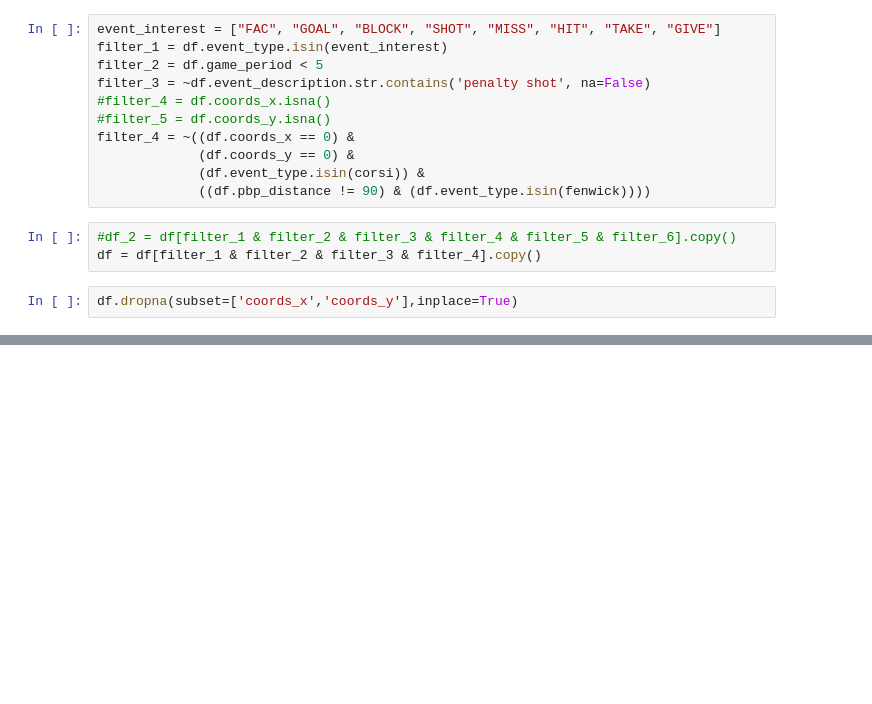
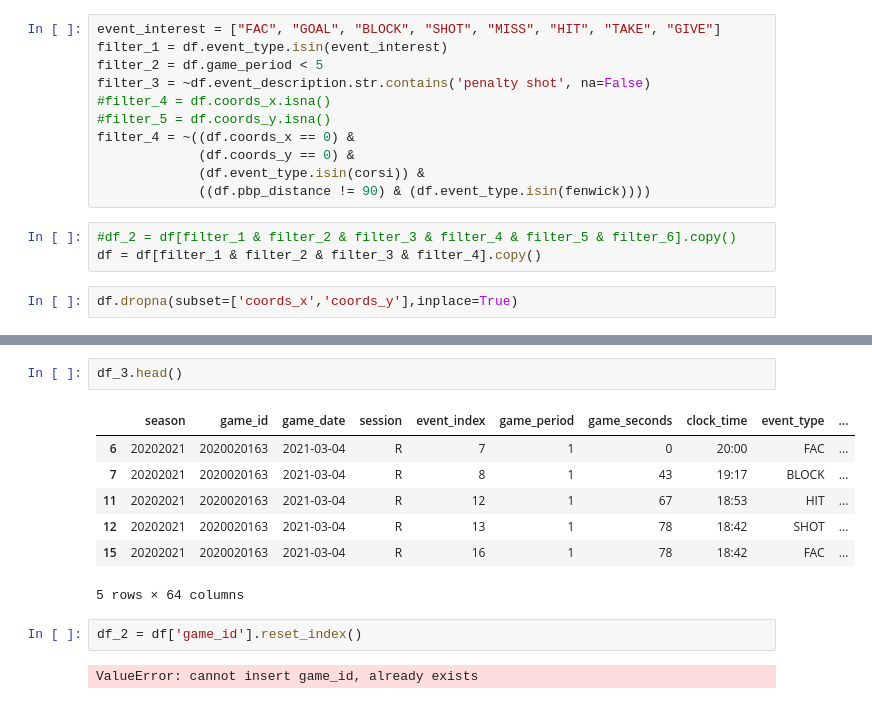
Before and after one commit to wonderbug2020/Shot_quality_stats, a Jupyter notebook: EV_followalong.ipynb, the cells around one changed output, grey strips where cells are left out. Saved outputs shown, nothing was run; the diff lists cells and outputs as text; blank space fills up the shorter version.

```diff
--- a/EV_followalong.ipynb
+++ b/EV_followalong.ipynb
@@ -127,0 +151,14 @@ df.head()
+# %%
+df_3.head()
+# %% [output]
+|  | season | game_id | game_date | session | event_index | game_period | game_seconds | clock_time | event_type | ... |
+| 6 | 20202021 | 2020020163 | 2021-03-04 | R | 7 | 1 | 0 | 20:00 | FAC | ... |
+| 7 | 20202021 | 2020020163 | 2021-03-04 | R | 8 | 1 | 43 | 19:17 | BLOCK | ... |
+| 11 | 20202021 | 2020020163 | 2021-03-04 | R | 12 | 1 | 67 | 18:53 | HIT | ... |
+| 12 | 20202021 | 2020020163 | 2021-03-04 | R | 13 | 1 | 78 | 18:42 | SHOT | ... |
+| 15 | 20202021 | 2020020163 | 2021-03-04 | R | 16 | 1 | 78 | 18:42 | FAC | ... |
+5 rows × 64 columns
+# %%
+df_2 = df['game_id'].reset_index()
+# %% [output]
+ValueError: cannot insert game_id, already exists
```
Also changed, not shown: parts of 19 cells of this notebook.
